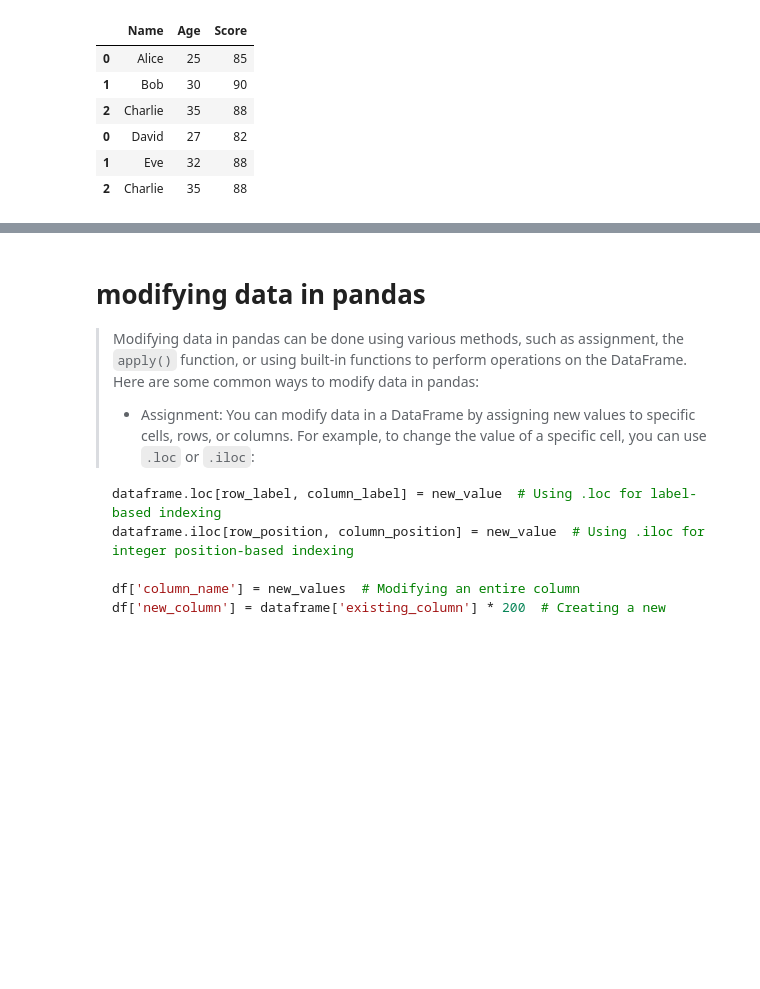
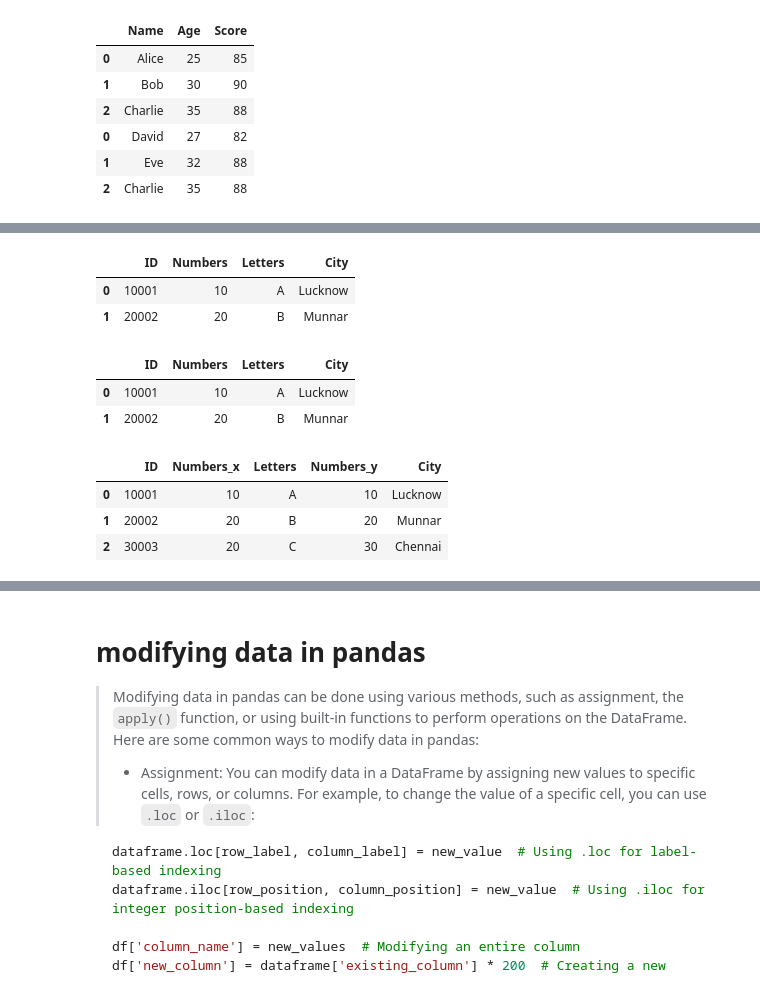
Before and after one commit to shivam-kumar25/mlp-programming, a Jupyter notebook: panda/pandaBasics.ipynb, the cells around one changed output, grey strips where cells are left out. Cells and saved outputs as stored; diff of their text form; code cells hidden in the pictures; blank space fills up the shorter version.

```diff
--- a/panda/pandaBasics.ipynb
+++ b/panda/pandaBasics.ipynb
@@ -911,0 +970,20 @@ output of pd.concat([df1, df2], join='inner']):
+# %%
+display.display(df1.merge(df2))
+# This will merge the df1 and df2 DataFrames based on the common columns "ID" and "Numbers". The resulting DataFrame will only include the rows where the values in both columns match in both DataFrames. In this case, the rows with ID 10001 and 20002 will be included in the merged DataFrame, while the other rows will be excluded since they do not have matching values in both columns. The resulting DataFrame will contain the columns "ID", "Numbers", "Letters", and "City" for the matching rows.
+
+display.display(df1.merge(df2, on=["ID", "Numbers"]))
+# this will merge the df1 and df2 DataFrames based on the "ID" and "Numbers" columns. The resulting DataFrame will only include the rows where the values in both columns match in both DataFrames. In this case, the rows with ID 10001 and 20002 will be included in the merged DataFrame, while the other rows will be excluded since they do not have matching values in both columns. The resulting DataFrame will contain the columns "ID", "Numbers", "Letters", and "City" for the matching rows.
+
+display.display(df1.merge(df2, on="ID" , how="inner"))
+# this will merge the df1 and df2 DataFrames based on the "ID" column and perform an inner join. The resulting DataFrame will only include the rows where the "ID" values match in both DataFrames. In this case, the matching IDs are 10001, 20002, and 30003. The resulting DataFrame will contain the columns "ID", "Numbers_x", "Letters", "Numbers_y", and "City". The "Numbers_x" column will contain the values from df1, while the "Numbers_y" column will contain the values from df2 for the matching IDs. The rows with IDs 40004 and 50005 from df1, and 60006 and 70007 from df2 will not be included in the final merged DataFrame since they do not have matching IDs in the other DataFrame.
+# %% [output]
+|  | ID | Numbers | Letters | City |
+| 0 | 10001 | 10 | A | Lucknow |
+| 1 | 20002 | 20 | B | Munnar |
+|  | ID | Numbers | Letters | City |
+| 0 | 10001 | 10 | A | Lucknow |
+| 1 | 20002 | 20 | B | Munnar |
+|  | ID | Numbers_x | Letters | Numbers_y | City |
+| 0 | 10001 | 10 | A | 10 | Lucknow |
+| 1 | 20002 | 20 | B | 20 | Munnar |
+| 2 | 30003 | 20 | C | 30 | Chennai |
```
Also changed, not shown: parts of 20 cells of this notebook, 4 other files.
